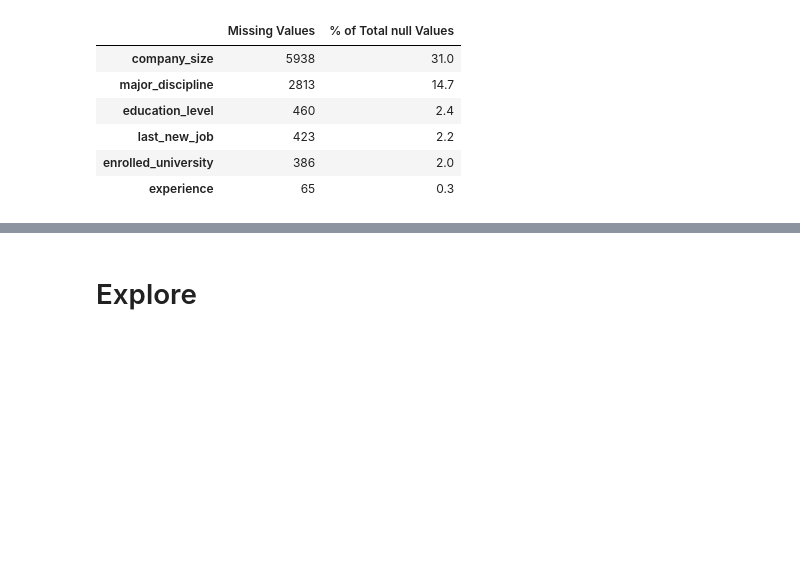
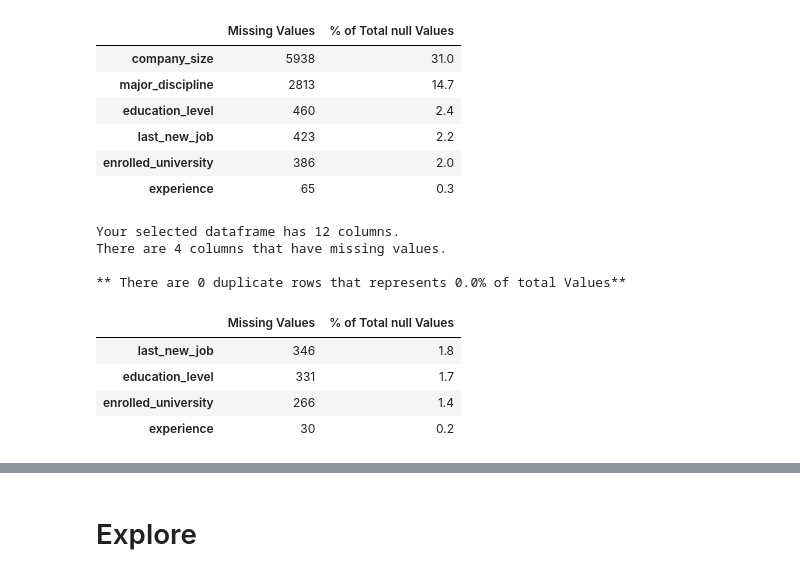
Before and after one commit to LinhQuach13/Individual_project_HR_analytics, a Jupyter notebook: Workbook.ipynb, the cells around one changed output, grey strips where cells are left out. Cells and saved outputs as stored; diff of their text form; code cells hidden in the pictures; blank space fills up the shorter version.

```diff
--- a/Workbook.ipynb
+++ b/Workbook.ipynb
@@ -338,0 +348,13 @@ There are 6 columns that have missing values.
+# %%
+# Using the missing duplicate function to see how many missing values we have
+miss_dup_values(aug_train_df)
+# %% [output]
+Your selected dataframe has 12 columns.
+There are 4 columns that have missing values.
+
+** There are 0 duplicate rows that represents 0.0% of total Values**
+|  | Missing Values | % of Total null Values |
+| last_new_job | 346 | 1.8 |
+| education_level | 331 | 1.7 |
+| enrolled_university | 266 | 1.4 |
+| experience | 30 | 0.2 |
```
Also changed, not shown: parts of 34 cells of this notebook.
